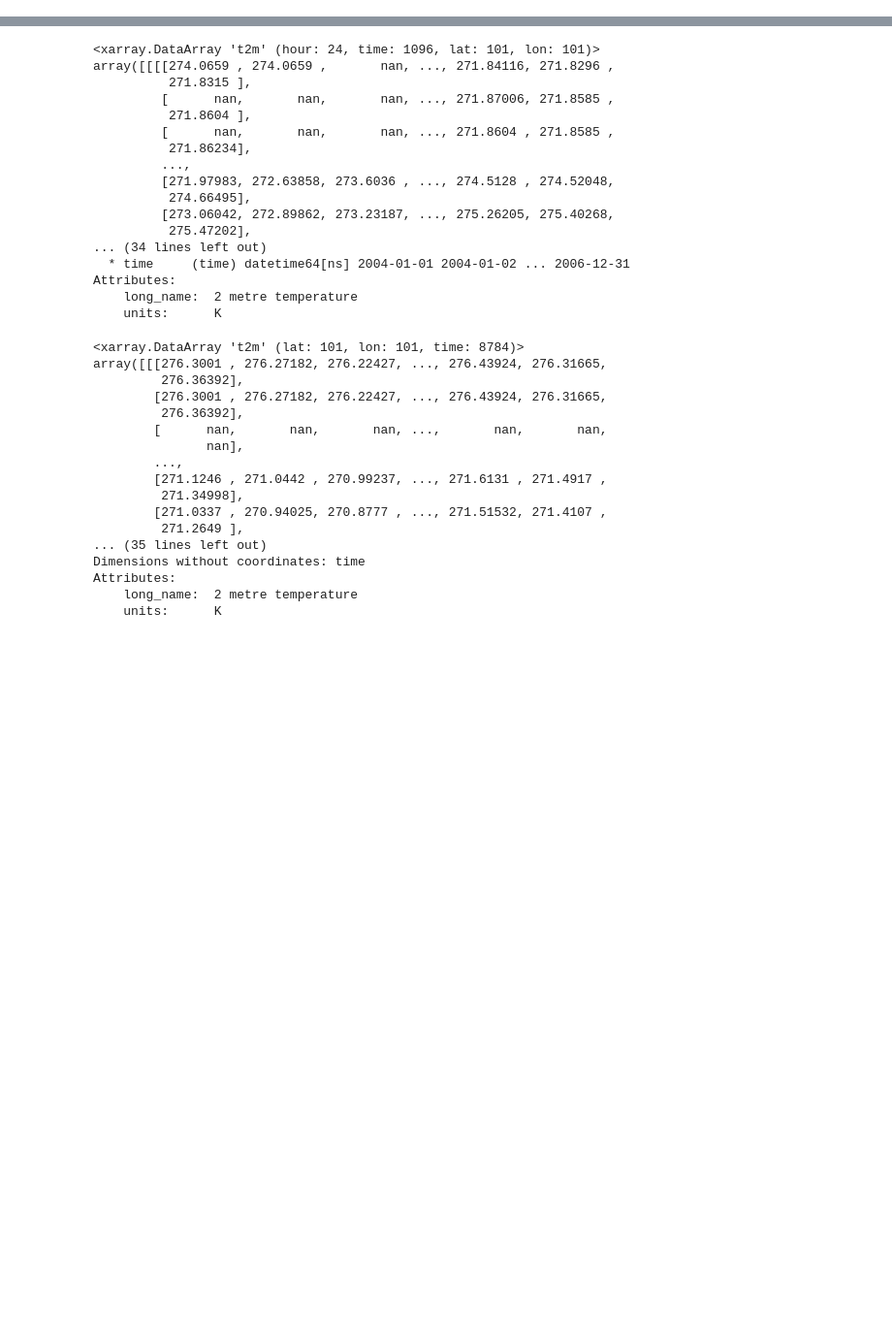
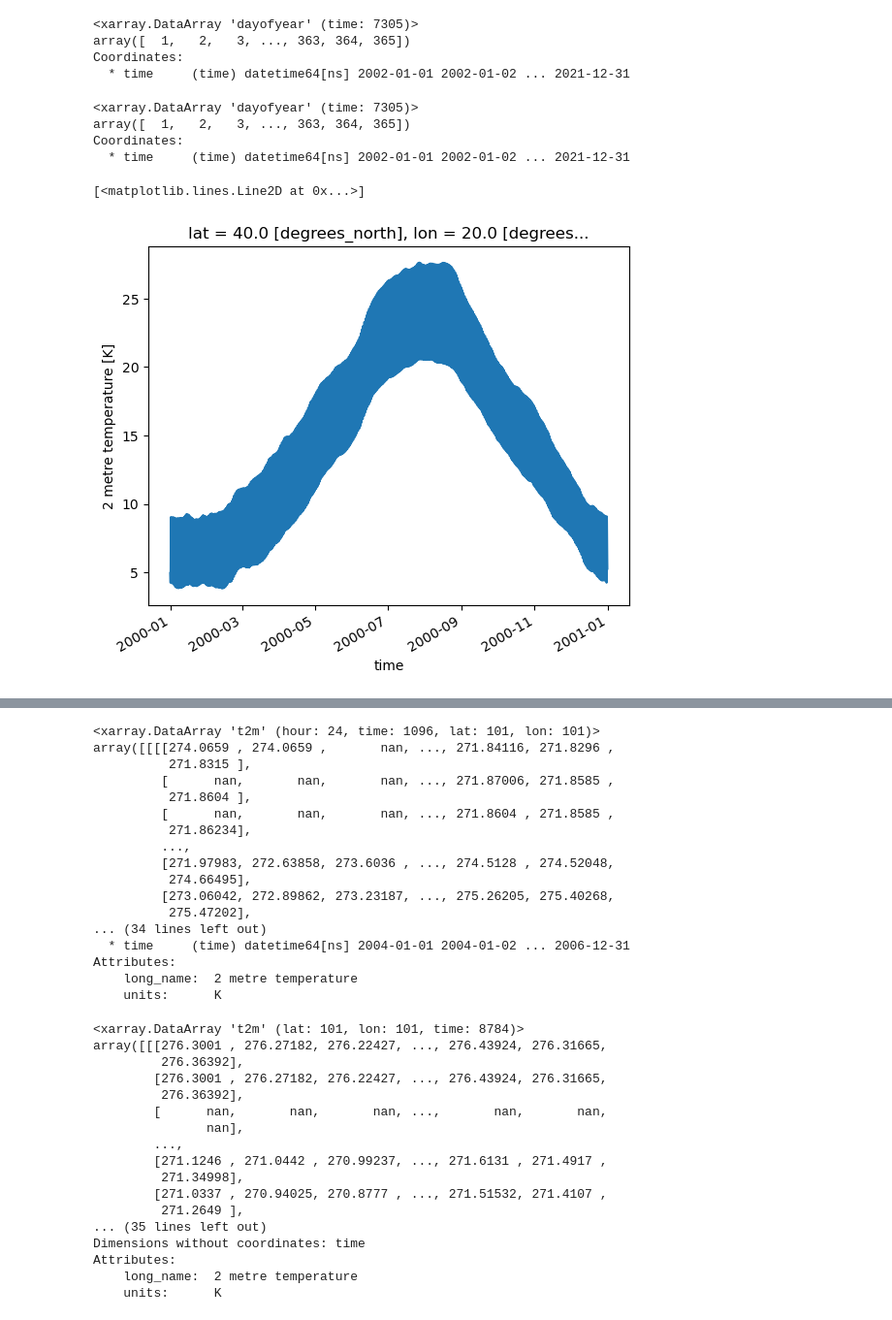
Before and after one commit to bask0/drought_ml, a Jupyter notebook: project/analysis/xai.ipynb, the cells around one changed output, grey strips where cells are left out. Shown at 97% size. Drawn from its saved outputs; the diff is of its cells as text; code cells hidden in the pictures; blank space fills up the shorter version.

```diff
--- a/project/analysis/xai.ipynb
+++ b/project/analysis/xai.ipynb
@@ -3,0 +143,19 @@ import matplotlib.pyplot as plt
+# %%
+ds.time.dt.dayofyear
+# %% [output]
+<xarray.DataArray 'dayofyear' (time: 7305)>
+array([  1,   2,   3, ..., 363, 364, 365])
+Coordinates:
+  * time     (time) datetime64[ns] 2002-01-01 2002-01-02 ... 2021-12-31
+# %%
+ds.time.dt.dayofyear
+# %% [output]
+<xarray.DataArray 'dayofyear' (time: 7305)>
+array([  1,   2,   3, ..., 363, 364, 365])
+Coordinates:
+  * time     (time) datetime64[ns] 2002-01-01 2002-01-02 ... 2021-12-31
+# %%
+msc2date(ds.t2m_msc).sel(lat=40, lon=20).plot()
+# %% [output]
+[<matplotlib.lines.Line2D at 0x...>]
+[figure, added]
```
Also changed, not shown: parts of 26 cells of this notebook.
